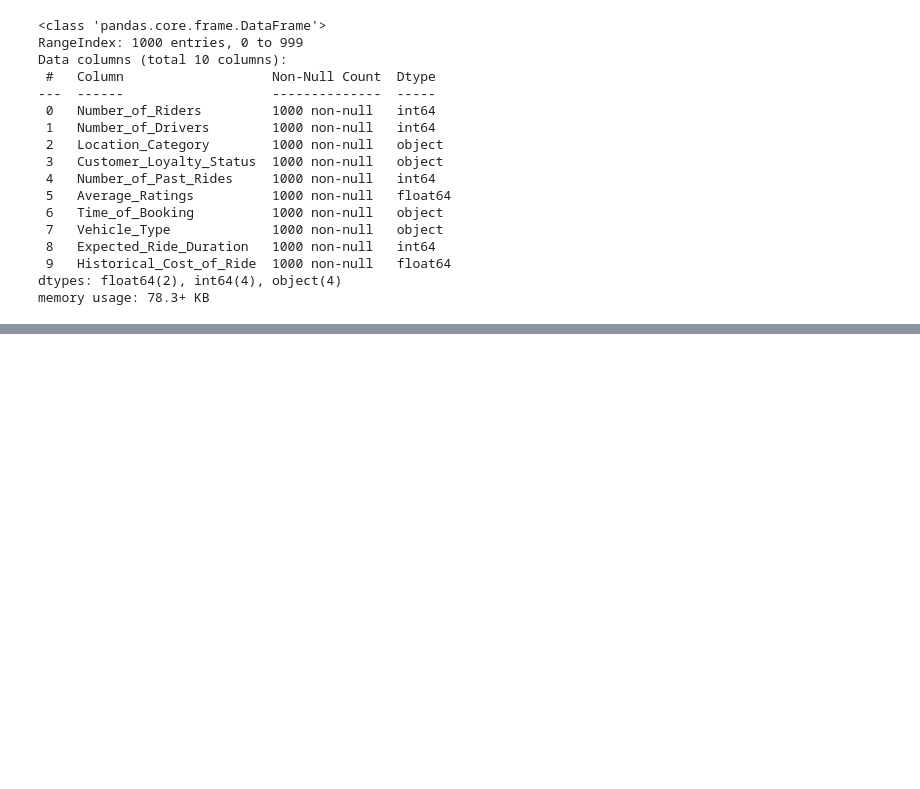
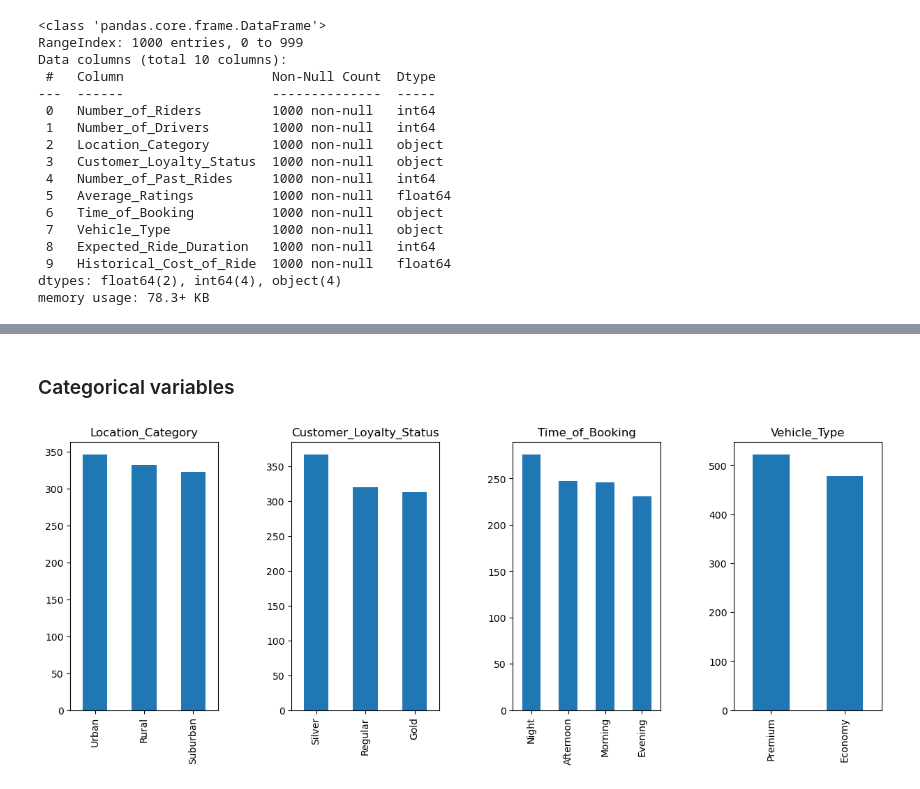
Before and after one commit to yunepark/data-science-projects, a Jupyter notebook: Dynamic_Pricing/Data_Preprocessing_EDA.ipynb, the cells around one changed output, grey strips where cells are left out. Cells and saved outputs as stored; diff of their text form; code cells hidden in the pictures; blank space fills up the shorter version.

```diff
--- a/Dynamic_Pricing/Data_Preprocessing_EDA.ipynb
+++ b/Dynamic_Pricing/Data_Preprocessing_EDA.ipynb
@@ -41,0 +70,14 @@ data.describe()
+# %% [markdown]
+### Categorical variables
+# %%
+cat = ['Location_Category', 'Customer_Loyalty_Status', 'Time_of_Booking', 'Vehicle_Type']
+fig, ax = plt.subplots(1, len(cat), figsize=(15, 5))
+fig.subplots_adjust(wspace=0.5)
+
+for i, feature in enumerate(data[cat]):
+    data[feature].value_counts().plot(kind="bar", ax=ax[i])
+    ax[i].set_title(feature)
+
+plt.show()
+# %% [output]
+[figure, added]
```
Also changed, not shown: parts of 7 cells of this notebook, 2 other files.
